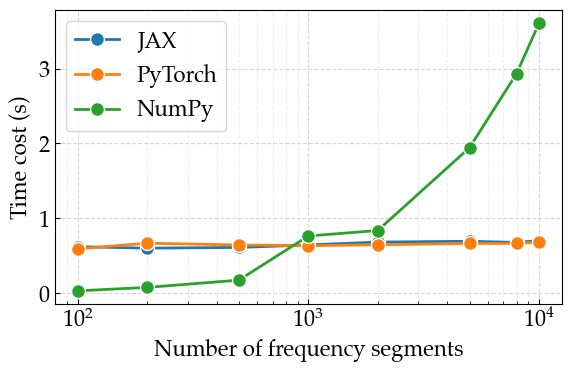
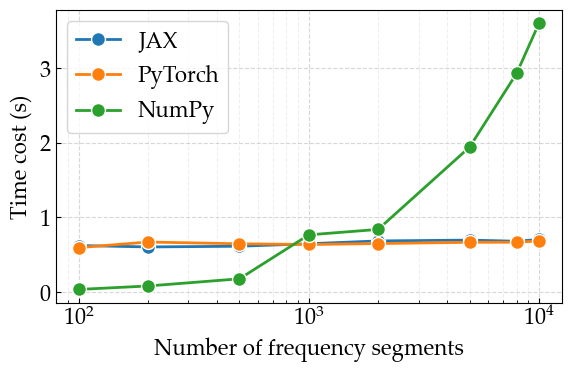
Unified diff of the notebook cell whose output changed from the first chart to the second:
--- before
+++ after
@@ -18,5 +18,5 @@
 ax.legend()
 fig.tight_layout()
-fig.savefig("../img/freq_time_cost_comparison.png", dpi=300, bbox_inches='tight')
-fig.savefig("../img/freq_time_cost_comparison.pdf", dpi=300, bbox_inches='tight')
-fig.savefig("../../wind_simulation_paper/freq_time_cost_comparison.pdf", dpi=300, bbox_inches='tight')
+# fig.savefig("../img/freq_time_cost_comparison.png", dpi=300, bbox_inches='tight')
+# fig.savefig("../img/freq_time_cost_comparison.pdf", dpi=300, bbox_inches='tight')
+# fig.savefig("../../wind_simulation_paper/freq_time_cost_comparison.pdf", dpi=300, bbox_inches='tight')

Commit: Add validation for non-stationary case